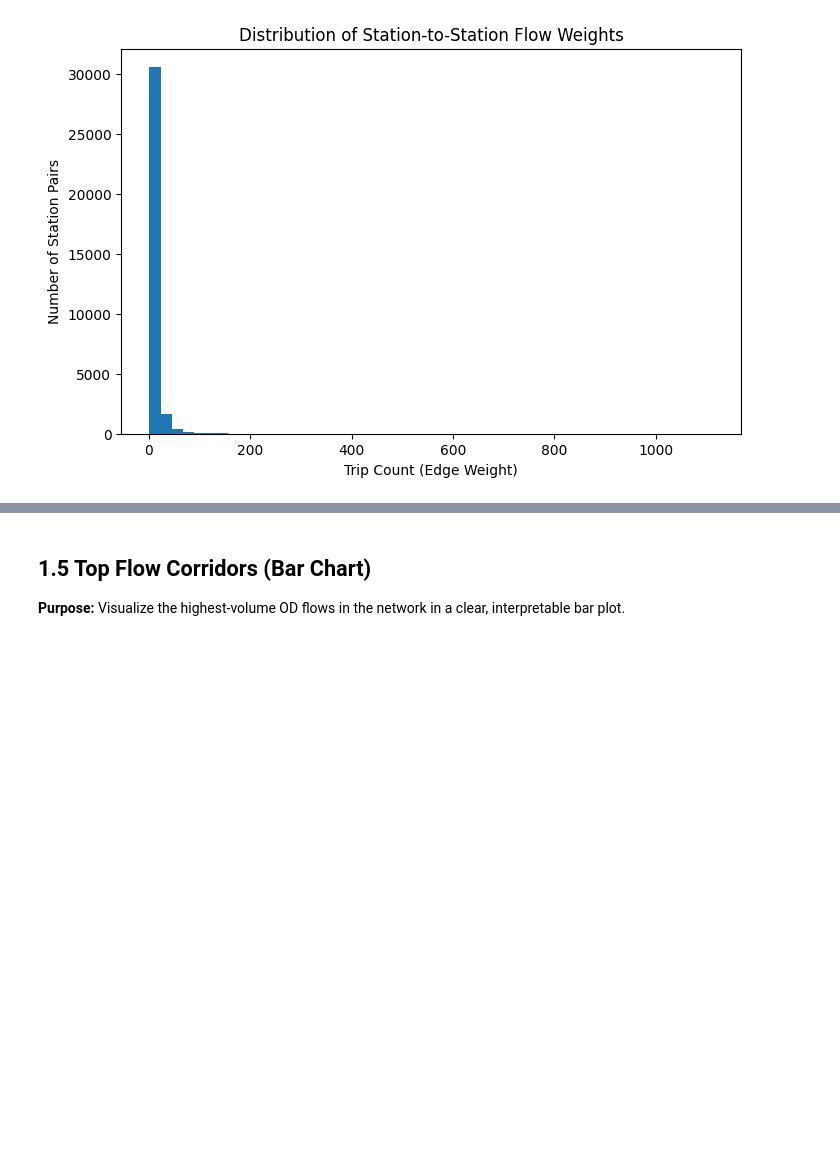
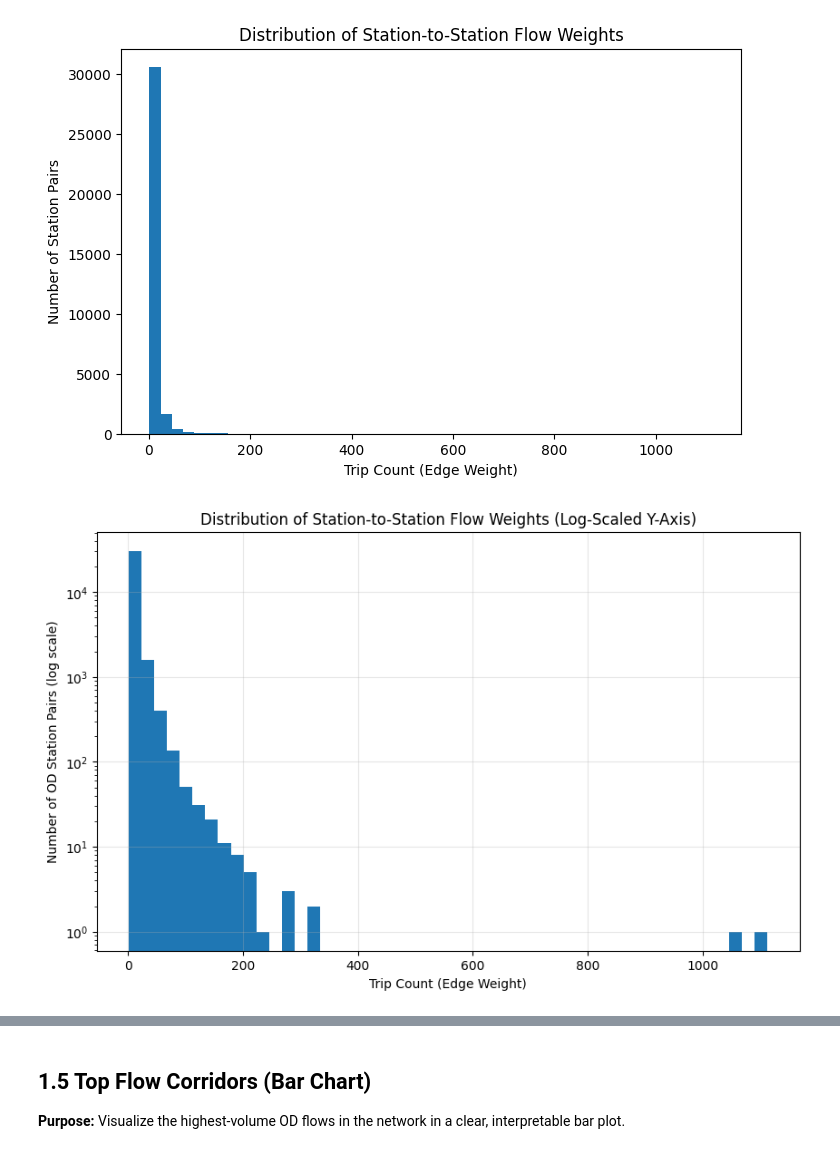
Before and after one commit to nfcolak/Network-Science---Helsinki-City-Bikes---UZH, a Jupyter notebook: notebooks/temporal_analysis.ipynb, the cells around one changed output, grey strips where cells are left out. Saved outputs shown, nothing was run; the diff lists cells and outputs as text; code cells hidden in the pictures; blank space fills up the shorter version.

```diff
--- a/notebooks/temporal_analysis.ipynb
+++ b/notebooks/temporal_analysis.ipynb
@@ -409,3 +453,25 @@ plt.show()
 # -------------------------------------------------------------
 # %% [output]
 [figure]
+# %%
+# ============================
+# 5.1.1 Flow Weight Distribution (Log-Scale Histogram)
+# ============================
+
+import matplotlib.pyplot as plt
+
+edge_weights = flow_matrix["trip_count"]
+
+plt.figure(figsize=(10,6))
+plt.hist(edge_weights, bins=50, log=True)
+plt.xlabel("Trip Count (Edge Weight)")
+plt.ylabel("Number of OD Station Pairs (log scale)")
+plt.title("Distribution of Station-to-Station Flow Weights (Log-Scaled Y-Axis)")
+plt.grid(True, alpha=0.3)
+plt.show()
+
+# This plot reveals the heavy-tailed distribution more clearly:
+# - Most OD pairs have very small flow.
+# - A tiny number of edges have extremely high flow.
+# %% [output]
+[figure, added]
```
Also changed, not shown: parts of 8 cells of this notebook, 1 other file.
